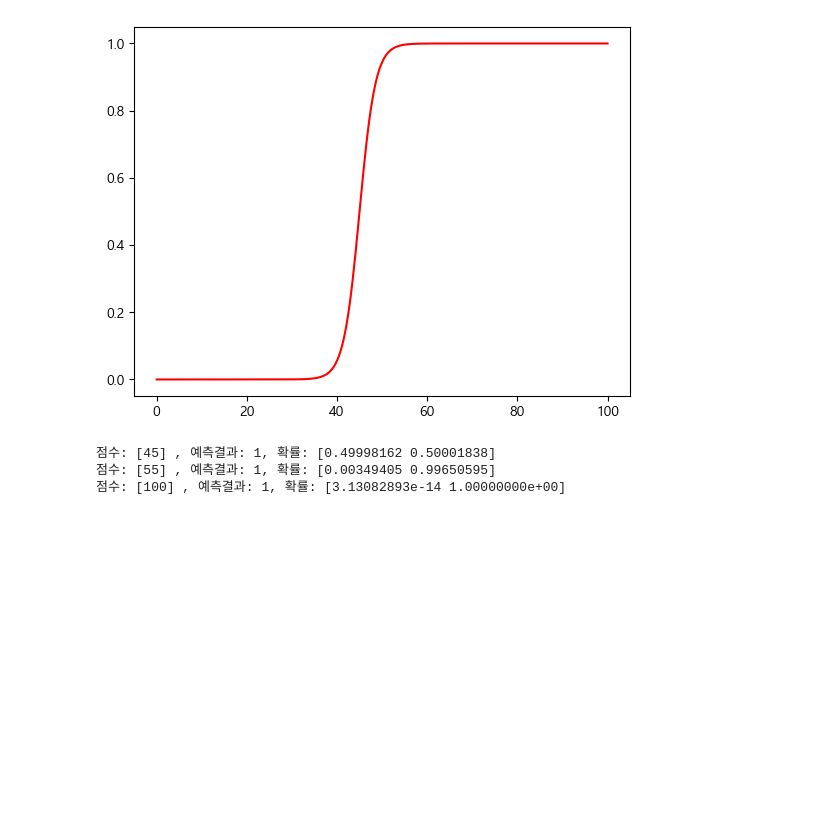
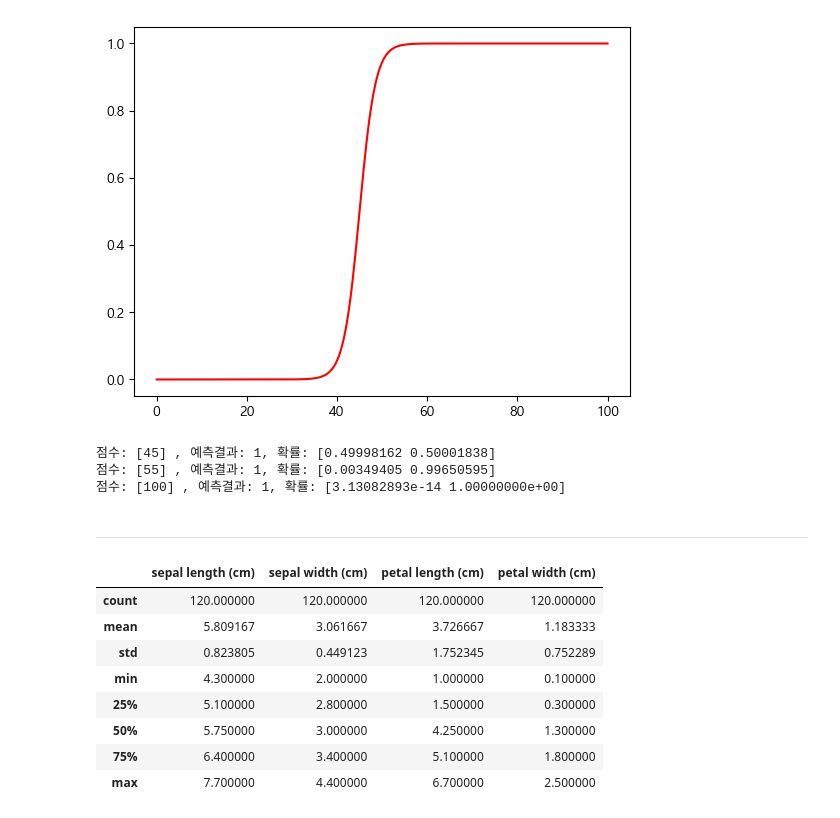
Before and after one commit to sjlimiei25/AI-Prediction, a Jupyter notebook: 5_Logistic_Regression.ipynb, the cells around one changed output. Cells and saved outputs as stored; diff of their text form; code cells hidden in the pictures; blank space fills up the shorter version.

```diff
--- a/5_Logistic_Regression.ipynb
+++ b/5_Logistic_Regression.ipynb
@@ -80,3 +80,5 @@ for x, pred, proba in zip(x_test, y_pred, y_proba):
 점수: [45] , 예측결과: 1, 확률: [0.49998162 0.50001838]
 점수: [55] , 예측결과: 1, 확률: [0.00349405 0.99650595]
 점수: [100] , 예측결과: 1, 확률: [3.13082893e-14 1.00000000e+00]
+# %% [markdown]
+---
@@ -82,0 +95,17 @@ for x, pred, proba in zip(x_test, y_pred, y_proba):
+# %%
+# 훈련용, 테스트(검증)용 데이터 분리
+from sklearn.model_selection import train_test_split
+
+x_train, x_test, y_train, y_test = train_test_split(x, y, test_size=0.2, random_state=42)
+
+x_train.describe()
+# %% [output]
+|  | sepal length (cm) | sepal width (cm) | petal length (cm) | petal width (cm) |
+| count | 120.000000 | 120.000000 | 120.000000 | 120.000000 |
+| mean | 5.809167 | 3.061667 | 3.726667 | 1.183333 |
+| std | 0.823805 | 0.449123 | 1.752345 | 0.752289 |
+| min | 4.300000 | 2.000000 | 1.000000 | 0.100000 |
+| 25% | 5.100000 | 2.800000 | 1.500000 | 0.300000 |
+| 50% | 5.750000 | 3.000000 | 4.250000 | 1.300000 |
+| 75% | 6.400000 | 3.400000 | 5.100000 | 1.800000 |
+| max | 7.700000 | 4.400000 | 6.700000 | 2.500000 |
```
Also changed, not shown: parts of 3 cells of this notebook.
